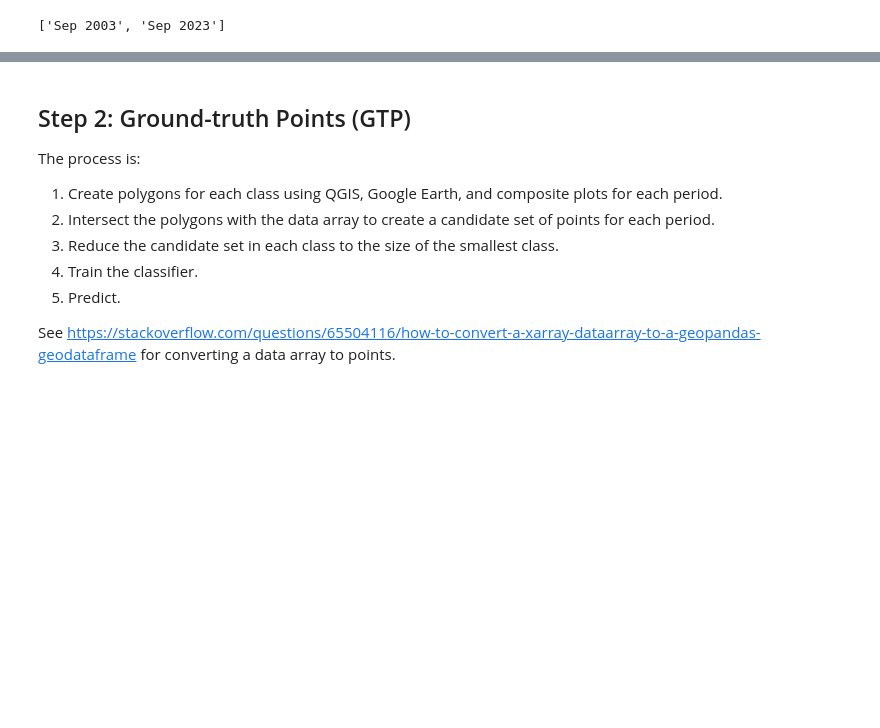
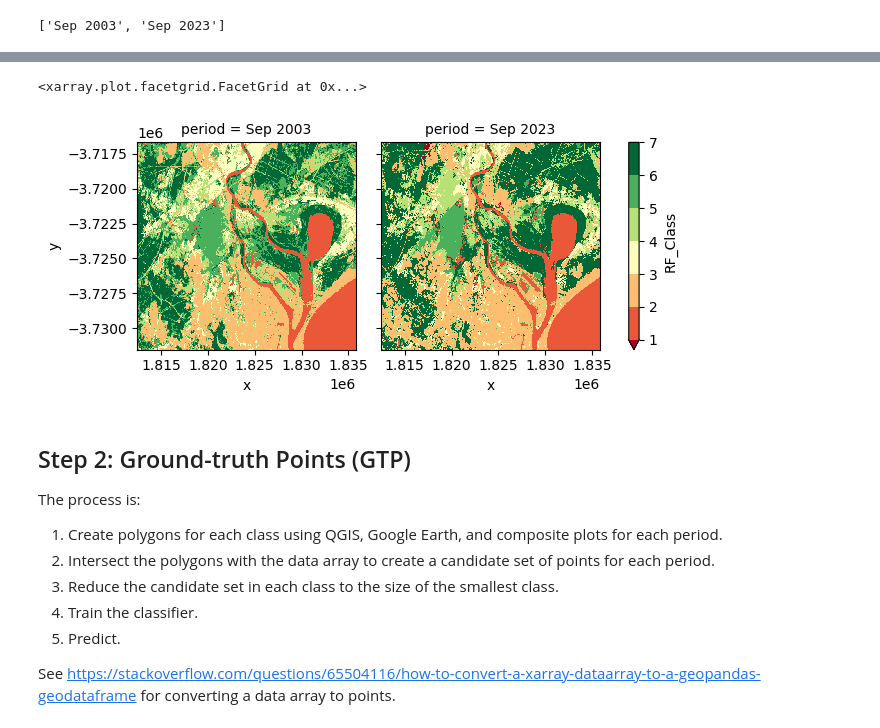
Before and after one commit to mjdear68/Hunter_Estuary_KBA, a Jupyter notebook: nbk/class_data_prep.ipynb, the cells around one changed output, grey strips where cells are left out. Saved outputs shown, nothing was run; the diff lists cells and outputs as text; code cells hidden in the pictures; blank space fills up the shorter version.

Commit message:
class_data_prep.ipynb: added function to create gtp and run a given classifier

```diff
--- a/nbk/class_data_prep.ipynb
+++ b/nbk/class_data_prep.ipynb
@@ -67,0 +101,3 @@ periods
+# %%
+X_vars = list(ds.data_vars.keys())[:9]
+X_vars
@@ -67,0 +295,2 @@ periods
+# %%
+classification = classify(ds, X_vars, y_var)
@@ -68,3 +334,10 @@ periods
+# %%
+classification['dataset'].RF_Class.plot(col='period',
+                 levels=np.unique(ds.RF_Class)+1,
+                 cmap='RdYlGn')
+# %% [output]
+<xarray.plot.facetgrid.FacetGrid at 0x...>
+[figure, added]
 # %% [markdown]
 ## Step 2: Ground-truth Points (GTP)
 The process is:
```
Also changed, not shown: parts of 33 cells of this notebook, 3 other files.
